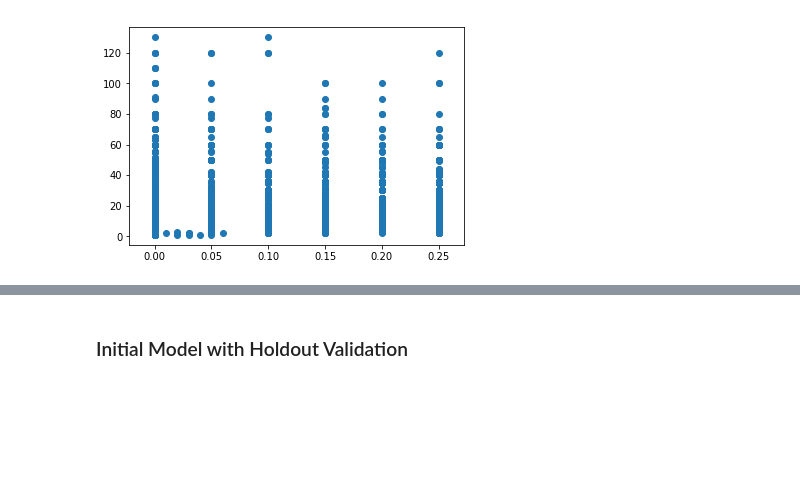
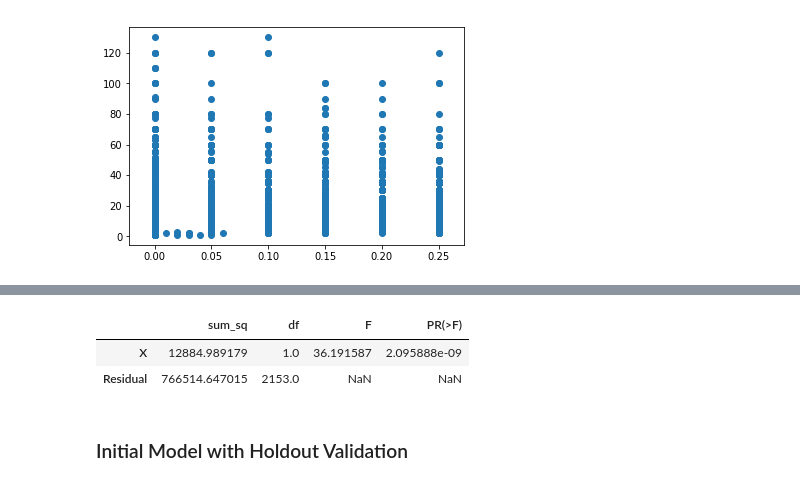
Before and after one commit to MagicMilly/dsc-2-final-project-online-ds-ft-100118, a Jupyter notebook: student.ipynb, the cells around one changed output, grey strips where cells are left out. Cells and saved outputs as stored; diff of their text form; code cells hidden in the pictures; blank space fills up the shorter version.

```diff
--- a/student.ipynb
+++ b/student.ipynb
@@ -240,3 +255,12 @@ plt.hist(Y);
+# %%
+formula = 'Y ~ X'
+lm = ols(formula, quantity_discount_df).fit()
+table = stats.anova_lm(lm, typ=2)
+table
+# %% [output]
+|  | sum_sq | df | F | PR(>F) |
+| X | 12884.989179 | 1.0 | 36.191587 | 2.095888e-09 |
+| Residual | 766514.647015 | 2153.0 | NaN | NaN |
 # %% [markdown]
 ### Initial Model with Holdout Validation
 # %%
```
Also changed, not shown: parts of 5 cells of this notebook.
